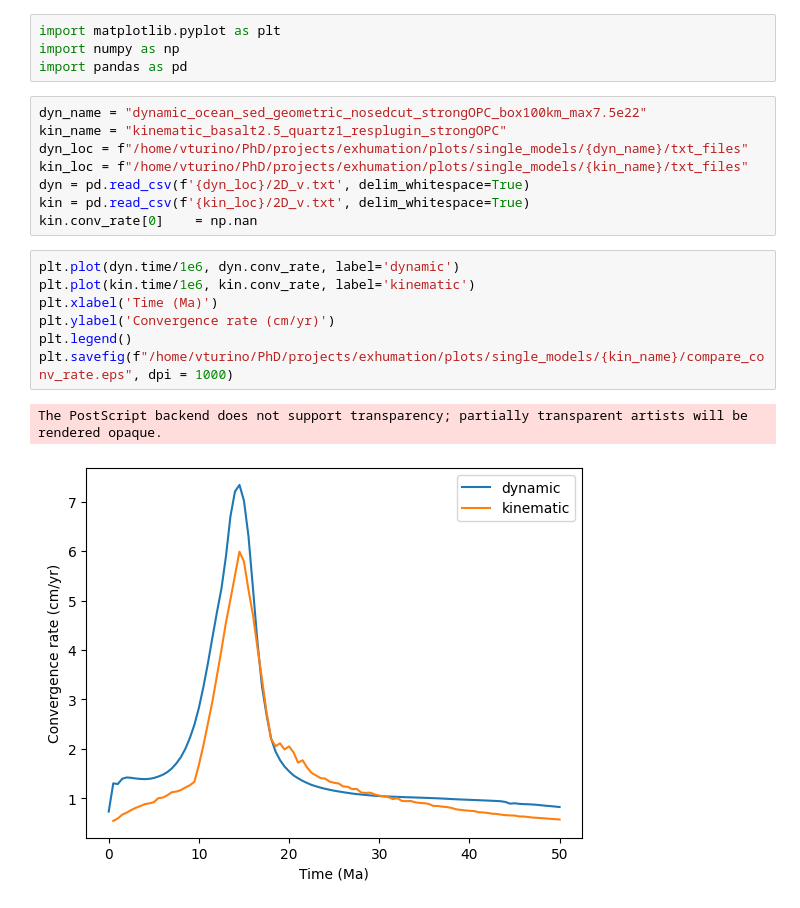
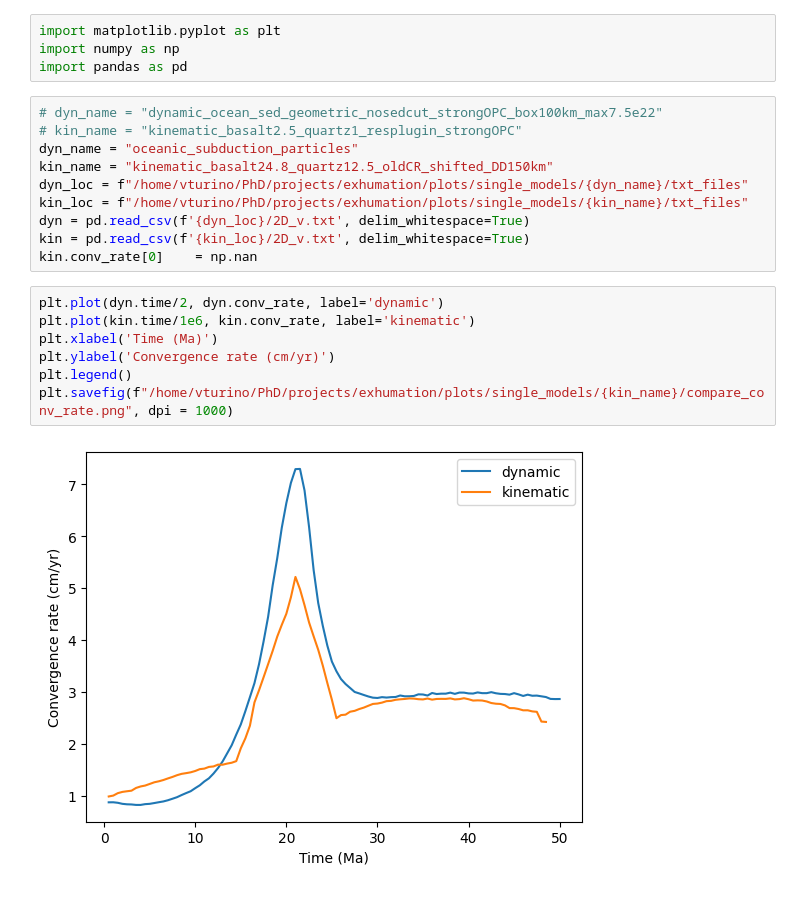
Before and after one commit to vaturino/HP_exhumation, a Jupyter notebook: analysis/velocities/compare_CR_dyn_kin.ipynb, the cells around one changed output. Saved outputs shown, nothing was run; the diff lists cells and outputs as text.

Commit message:
new scripts

```diff
--- a/analysis/velocities/compare_CR_dyn_kin.ipynb
+++ b/analysis/velocities/compare_CR_dyn_kin.ipynb
@@ -3,20 +3,21 @@ import matplotlib.pyplot as plt
 import numpy as np
 import pandas as pd
 # %%
-dyn_name = "dynamic_ocean_sed_geometric_nosedcut_strongOPC_box100km_max7.5e22"
-kin_name = "kinematic_basalt2.5_quartz1_resplugin_strongOPC"
+# dyn_name = "dynamic_ocean_sed_geometric_nosedcut_strongOPC_box100km_max7.5e22"
+# kin_name = "kinematic_basalt2.5_quartz1_resplugin_strongOPC"
+dyn_name = "oceanic_subduction_particles"
+kin_name = "kinematic_basalt24.8_quartz12.5_oldCR_shifted_DD150km"
 dyn_loc = f"/home/vturino/PhD/projects/exhumation/plots/single_models/{dyn_name}/txt_files"
 kin_loc = f"/home/vturino/PhD/projects/exhumation/plots/single_models/{kin_name}/txt_files"
 dyn = pd.read_csv(f'{dyn_loc}/2D_v.txt', delim_whitespace=True)
 kin = pd.read_csv(f'{kin_loc}/2D_v.txt', delim_whitespace=True)
 kin.conv_rate[0]    = np.nan
 # %%
-plt.plot(dyn.time/1e6, dyn.conv_rate, label='dynamic')
+plt.plot(dyn.time/2, dyn.conv_rate, label='dynamic')
 plt.plot(kin.time/1e6, kin.conv_rate, label='kinematic')
 plt.xlabel('Time (Ma)')
 plt.ylabel('Convergence rate (cm/yr)')
 plt.legend()
-plt.savefig(f"/home/vturino/PhD/projects/exhumation/plots/single_models/{kin_name}/compare_conv_rate.eps", dpi = 1000)
+plt.savefig(f"/home/vturino/PhD/projects/exhumation/plots/single_models/{kin_name}/compare_conv_rate.png", dpi = 1000)
 # %% [output]
-The PostScript backend does not support transparency; partially transparent artists will be rendered opaque.
-[figure, old version]
+[figure, new version]
```
Also changed, not shown: 43 other files.
